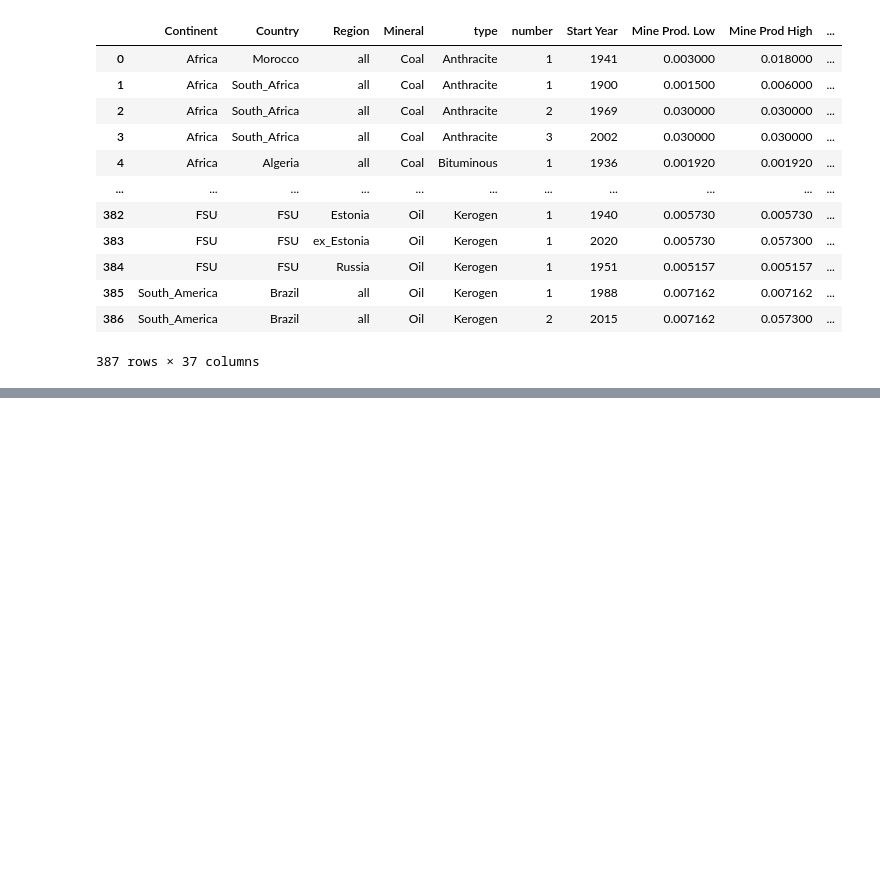
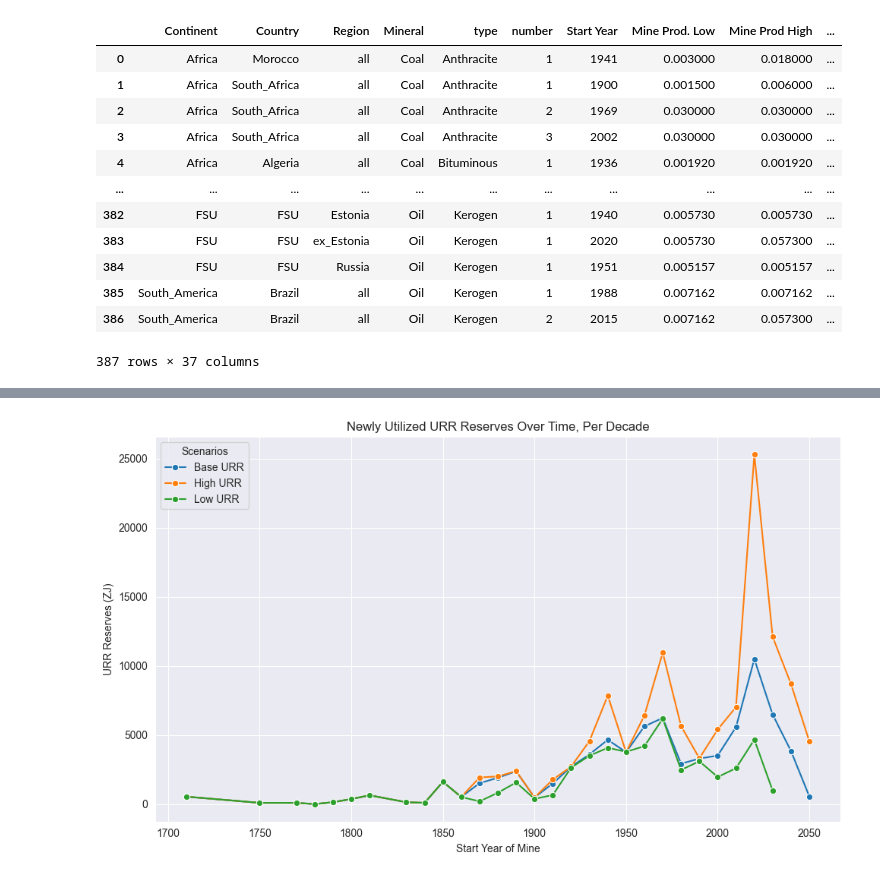
Before and after one commit to kferraga/HelsinkiEROIThesis, a Jupyter notebook: preliminary_vis.ipynb, the cells around one changed output, grey strips where cells are left out. Drawn from its saved outputs; the diff is of its cells as text; code cells hidden in the pictures; blank space fills up the shorter version.

```diff
--- a/preliminary_vis.ipynb
+++ b/preliminary_vis.ipynb
@@ -64,0 +147,20 @@ print(total_urr)
+# %%
+# Create a line plot
+plt.figure(figsize=(10, 6))
+sns.lineplot(data=base_URR_decade, x='Decade', y='URR', marker='o', label='Base URR')
+sns.lineplot(data=high_URR_decade, x='Decade', y='URR', marker='o', label='High URR')
+sns.lineplot(data=low_URR_decade, x='Decade', y='URR', marker='o', label='Low URR')
+
+
+# Customize the plot
+plt.title('Newly Utilized URR Reserves Over Time, Per Decade')
+plt.xlabel('Start Year of Mine')
+plt.ylabel('URR Reserves (ZJ)')
+plt.legend(title='Scenarios')  # Add legend with a title
+plt.grid(True)  # Add gridlines for better readability
+plt.tight_layout()
+
+# Show the plot
+plt.show()
+# %% [output]
+[figure, added]
```
Also changed, not shown: parts of 3 cells of this notebook, 6 other files.
